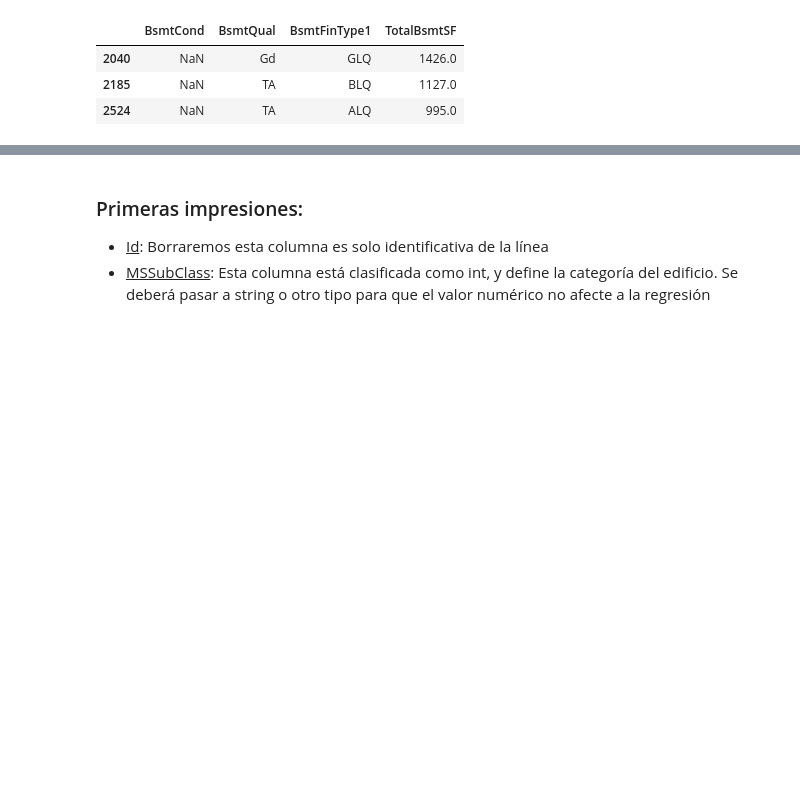
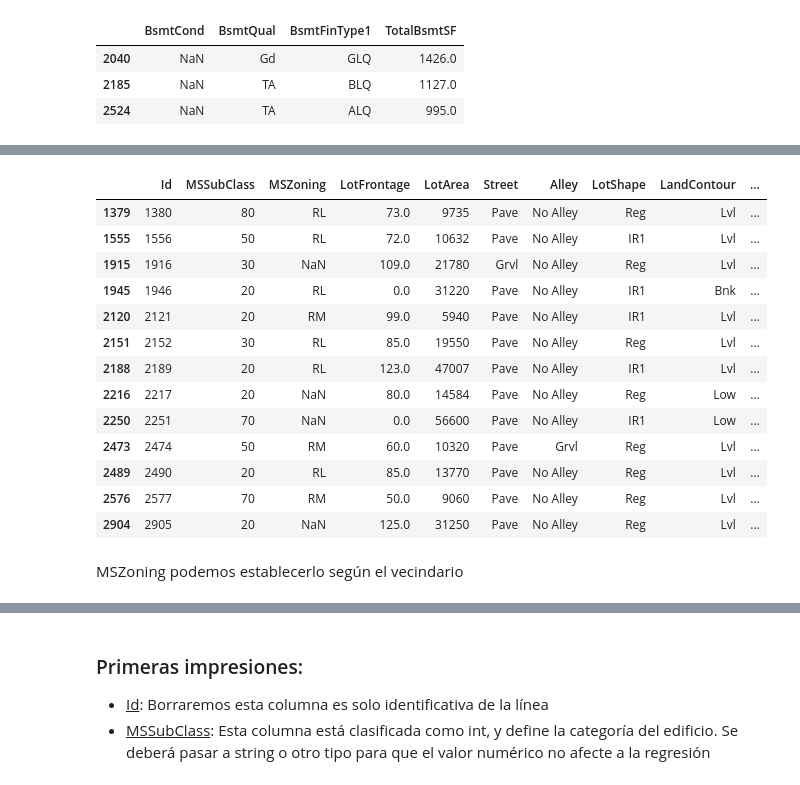
Before and after one commit to gusavato/Kaggle_House_Prices, a Jupyter notebook: jupyter/EDA.ipynb, the cells around one changed output, grey strips where cells are left out. Drawn from its saved outputs; the diff is of its cells as text; code cells hidden in the pictures; blank space fills up the shorter version.

```diff
--- a/jupyter/EDA.ipynb
+++ b/jupyter/EDA.ipynb
@@ -346,0 +484,2 @@ data[(data.BsmtCond.isna()) & (data.BsmtQual.notna())][['BsmtCond','BsmtQual','B
+# %%
+data.loc[2217,'BsmtQual'] = 'TA'
@@ -346,0 +496,2 @@ data[(data.BsmtCond.isna()) & (data.BsmtQual.notna())][['BsmtCond','BsmtQual','B
+# %%
+data.loc[2218,'BsmtQual'] = 'TA'
@@ -346,0 +518,2 @@ data[(data.BsmtCond.isna()) & (data.BsmtQual.notna())][['BsmtCond','BsmtQual','B
+# %%
+data.loc[data.BsmtQual.isna(),['BsmtQual','BsmtCond','BsmtExposure','BsmtFinType1','BsmtFinType2']] = ['NoB','NoB','NoB','NoB','NoB']
@@ -346,0 +556,2 @@ data[(data.BsmtCond.isna()) & (data.BsmtQual.notna())][['BsmtCond','BsmtQual','B
+# %%
+data.loc[data.MasVnrArea.isna(),'MasVnrArea'] = 0
@@ -346,0 +562,19 @@ data[(data.BsmtCond.isna()) & (data.BsmtQual.notna())][['BsmtCond','BsmtQual','B
+# %%
+data[data.isna().any(axis=1)]
+# %% [output]
+|  | Id | MSSubClass | MSZoning | LotFrontage | LotArea | Street | Alley | LotShape | LandContour | ... |
+| 1379 | 1380 | 80 | RL | 73.0 | 9735 | Pave | No Alley | Reg | Lvl | ... |
+| 1555 | 1556 | 50 | RL | 72.0 | 10632 | Pave | No Alley | IR1 | Lvl | ... |
+| 1915 | 1916 | 30 | NaN | 109.0 | 21780 | Grvl | No Alley | Reg | Lvl | ... |
+| 1945 | 1946 | 20 | RL | 0.0 | 31220 | Pave | No Alley | IR1 | Bnk | ... |
+| 2120 | 2121 | 20 | RM | 99.0 | 5940 | Pave | No Alley | IR1 | Lvl | ... |
+| 2151 | 2152 | 30 | RL | 85.0 | 19550 | Pave | No Alley | Reg | Lvl | ... |
+| 2188 | 2189 | 20 | RL | 123.0 | 47007 | Pave | No Alley | IR1 | Lvl | ... |
+| 2216 | 2217 | 20 | NaN | 80.0 | 14584 | Pave | No Alley | Reg | Low | ... |
+| 2250 | 2251 | 70 | NaN | 0.0 | 56600 | Pave | No Alley | IR1 | Low | ... |
+| 2473 | 2474 | 50 | RM | 60.0 | 10320 | Pave | Grvl | Reg | Lvl | ... |
+| 2489 | 2490 | 20 | RL | 85.0 | 13770 | Pave | No Alley | Reg | Lvl | ... |
+| 2576 | 2577 | 70 | RM | 50.0 | 9060 | Pave | No Alley | Reg | Lvl | ... |
+| 2904 | 2905 | 20 | NaN | 125.0 | 31250 | Pave | No Alley | Reg | Lvl | ... |
+# %% [markdown]
+MSZoning podemos establecerlo según el vecindario
```
Also changed, not shown: parts of 38 cells of this notebook.
